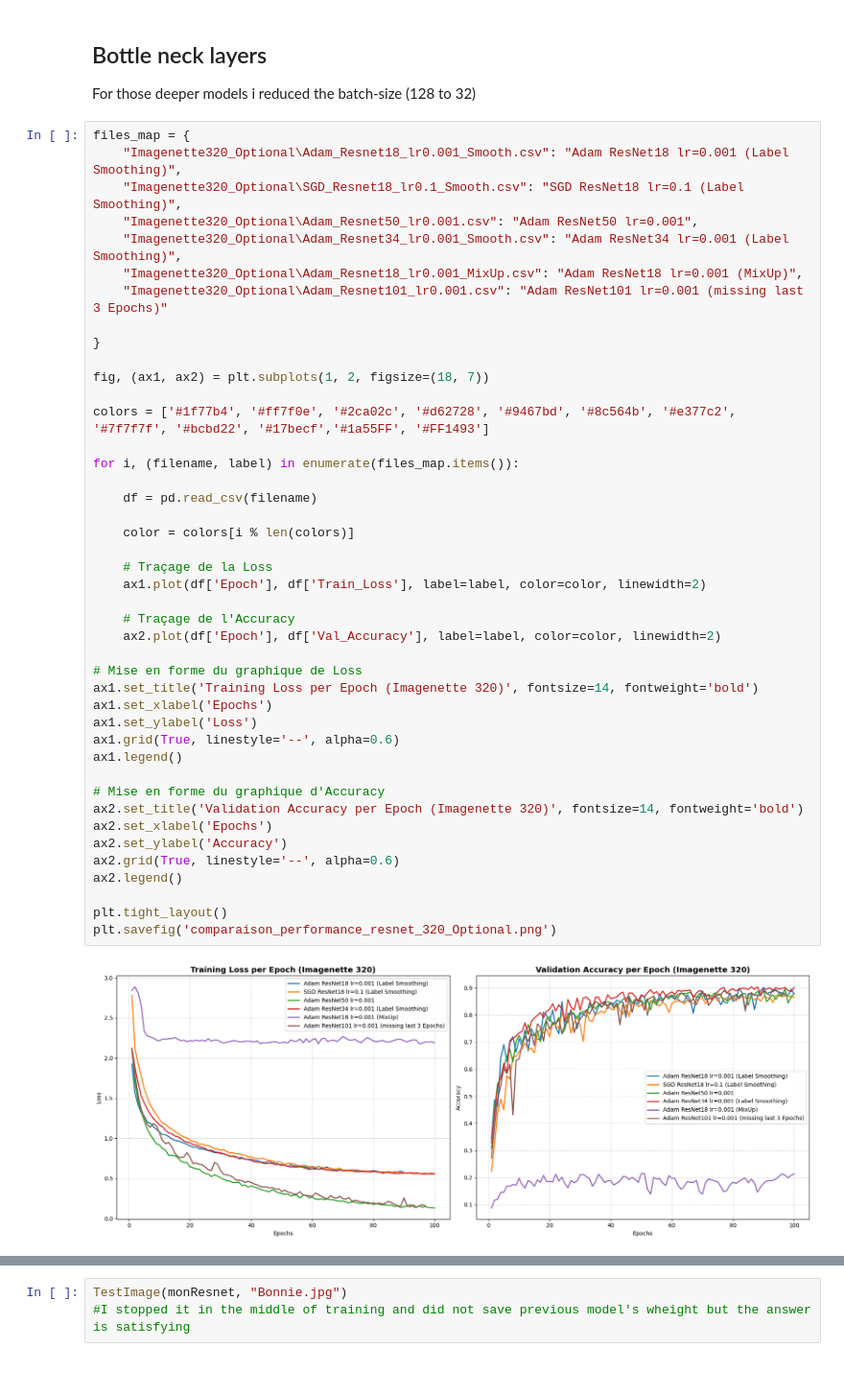
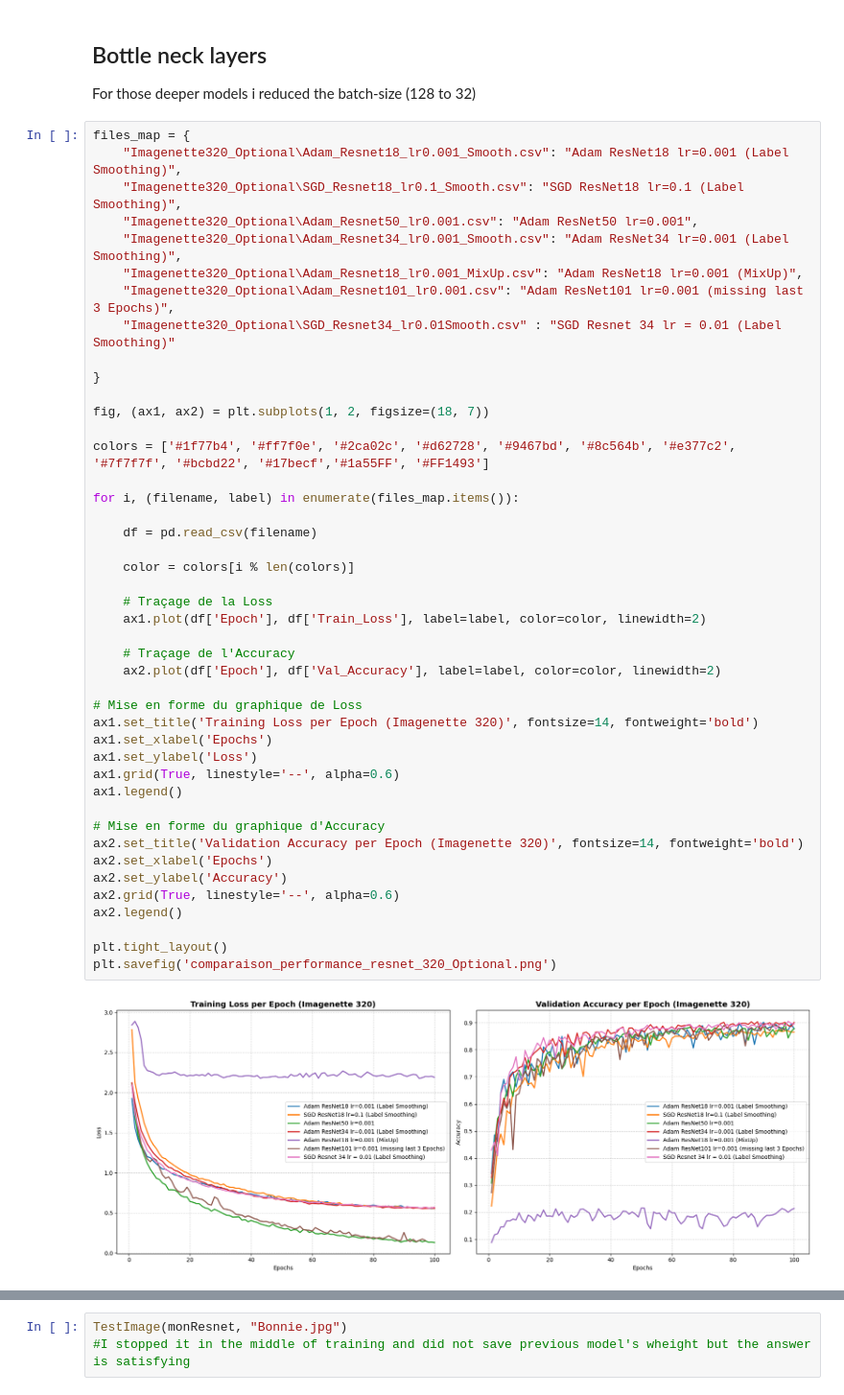
Before and after one commit to BLGR-Saumoine/Projet-DL, a Jupyter notebook: Project_DL.ipynb, the cells around one changed output, grey strips where cells are left out. Shown at 96% size. Saved outputs shown, nothing was run; the diff lists cells and outputs as text.

```diff
--- a/Project_DL.ipynb
+++ b/Project_DL.ipynb
@@ -680,7 +698,8 @@ files_map = {
     "Imagenette320_Optional\Adam_Resnet50_lr0.001.csv": "Adam ResNet50 lr=0.001",
     "Imagenette320_Optional\Adam_Resnet34_lr0.001_Smooth.csv": "Adam ResNet34 lr=0.001 (Label Smoothing)",
     "Imagenette320_Optional\Adam_Resnet18_lr0.001_MixUp.csv": "Adam ResNet18 lr=0.001 (MixUp)",
-    "Imagenette320_Optional\Adam_Resnet101_lr0.001.csv": "Adam ResNet101 lr=0.001 (missing last 3 Epochs)"
+    "Imagenette320_Optional\Adam_Resnet101_lr0.001.csv": "Adam ResNet101 lr=0.001 (missing last 3 Epochs)",
+    "Imagenette320_Optional\SGD_Resnet34_lr0.01Smooth.csv" : "SGD Resnet 34 lr = 0.01 (Label Smoothing)"
 
 }
 
@@ -690,34 +709,34 @@ colors = ['#1f77b4', '#ff7f0e', '#2ca02c', '#d62728', '#9467bd', '#8c564b', '#e3
 
 for i, (filename, label) in enumerate(files_map.items()):
 
     df = pd.read_csv(filename)
 
     color = colors[i % len(colors)]
 
     # Traçage de la Loss
     ax1.plot(df['Epoch'], df['Train_Loss'], label=label, color=color, linewidth=2)
 
     # Traçage de l'Accuracy
     ax2.plot(df['Epoch'], df['Val_Accuracy'], label=label, color=color, linewidth=2)
 
 # Mise en forme du graphique de Loss
 ax1.set_title('Training Loss per Epoch (Imagenette 320)', fontsize=14, fontweight='bold')
 ax1.set_xlabel('Epochs')
 ax1.set_ylabel('Loss')
 ax1.grid(True, linestyle='--', alpha=0.6)
 ax1.legend()
 
 # Mise en forme du graphique d'Accuracy
 ax2.set_title('Validation Accuracy per Epoch (Imagenette 320)', fontsize=14, fontweight='bold')
 ax2.set_xlabel('Epochs')
 ax2.set_ylabel('Accuracy')
 ax2.grid(True, linestyle='--', alpha=0.6)
 ax2.legend()
 
 plt.tight_layout()
 plt.savefig('comparaison_performance_resnet_320_Optional.png')
 # %% [output]
-[figure, old version]
+[figure, new version]
 # %% [markdown]
 # Analysis of the performances (Imagenette 320px)
 
```
Also changed, not shown: parts of 2 cells of this notebook, 2 other files.
